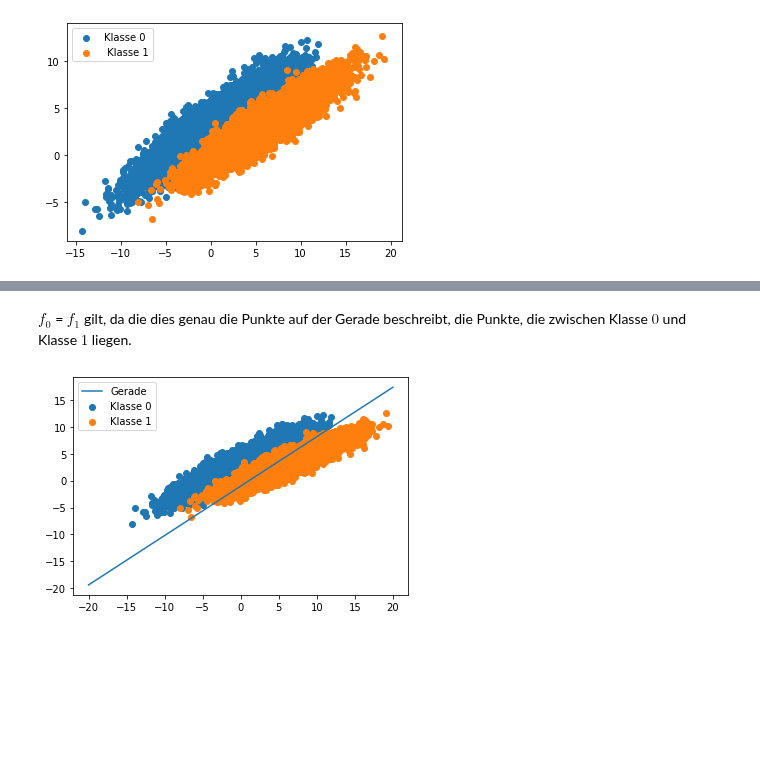
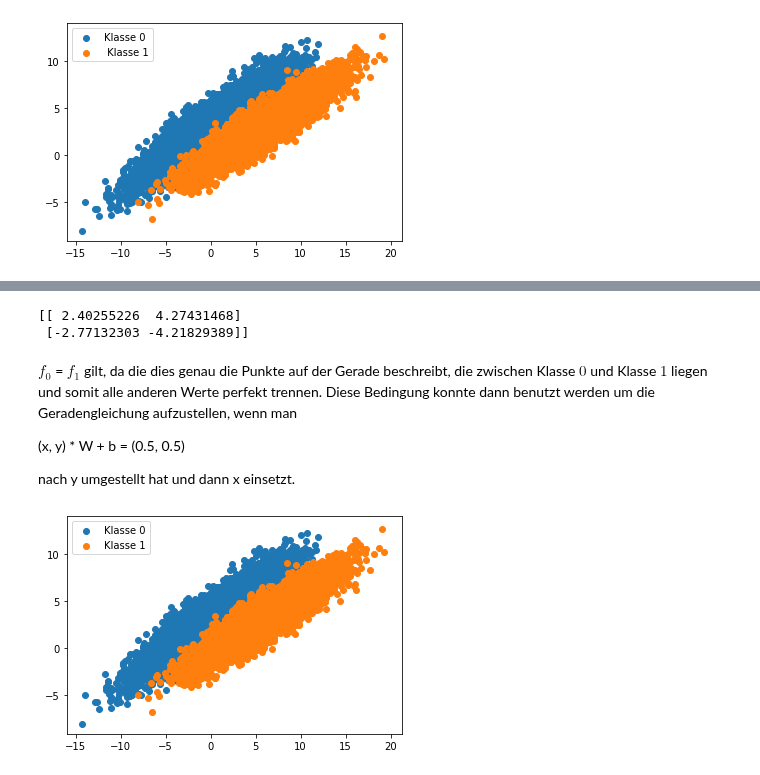
Before and after one commit to jpwgnr/SMD_Abgaben, a Jupyter notebook: Blatt8_Schubert_Herdieckerhoff_Overhoff/Blatt8.ipynb, the cells around one changed output, grey strips where cells are left out. Cells and saved outputs as stored; diff of their text form; code cells hidden in the pictures; blank space fills up the shorter version.

```diff
--- a/Blatt8_Schubert_Herdieckerhoff_Overhoff/Blatt8.ipynb
+++ b/Blatt8_Schubert_Herdieckerhoff_Overhoff/Blatt8.ipynb
@@ -129 +168,12 @@ W_new, b_new, f = iteration(W, b, X, y, step_size, 10000)
+# %%
+print(W_new)
+# %% [output]
+[[ 2.40255226  4.27431468]
+ [-2.77132303 -4.21829389]]
+# %% [markdown]
+$f_0$ = $f_1$ gilt, da die dies genau die Punkte auf der Gerade beschreibt, die zwischen Klasse $0$ und Klasse $1$ liegen und somit alle anderen Werte perfekt trennen. Diese Bedingung konnte dann benutzt werden um die Geradengleichung aufzustellen, wenn man
+
+(x, y) * W + b = (0.5, 0.5)
+
+nach y umgestellt hat und dann x einsetzt.
 # %%
@@ -132,10 +182,8 @@ y_gerade =  + (W_new[:,1].T@W_new[:,0]).T *x_gerade -W_new[:,1].T@(np.array([0.5
-# %% [markdown]
-$f_0$ = $f_1$ gilt, da die dies genau die Punkte auf der Gerade beschreibt, die Punkte, die zwischen Klasse $0$ und Klasse $1$ liegen.
 # %%
 plt.scatter(X[:9999,0], X[:9999,1], label="Klasse 0")
 plt.scatter(X[10000:,0], X[10000:,1], label="Klasse 1")
-plt.plot(x_gerade, y_gerade, label="Gerade")
+#plt.plot(x_gerade, y_gerade, label="Gerade")
 plt.legend(loc="best")
 None
 # %% [output]
-[figure, old version]
+[figure, new version]
```
Also changed, not shown: parts of 13 cells of this notebook.
